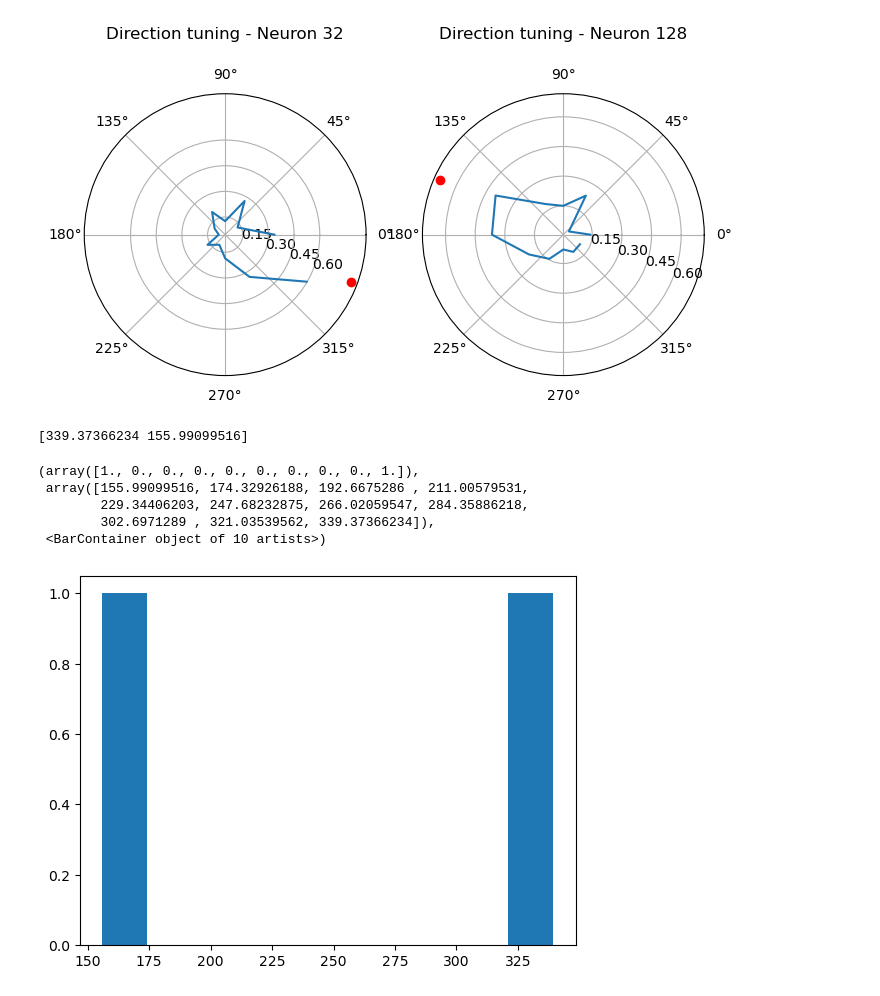
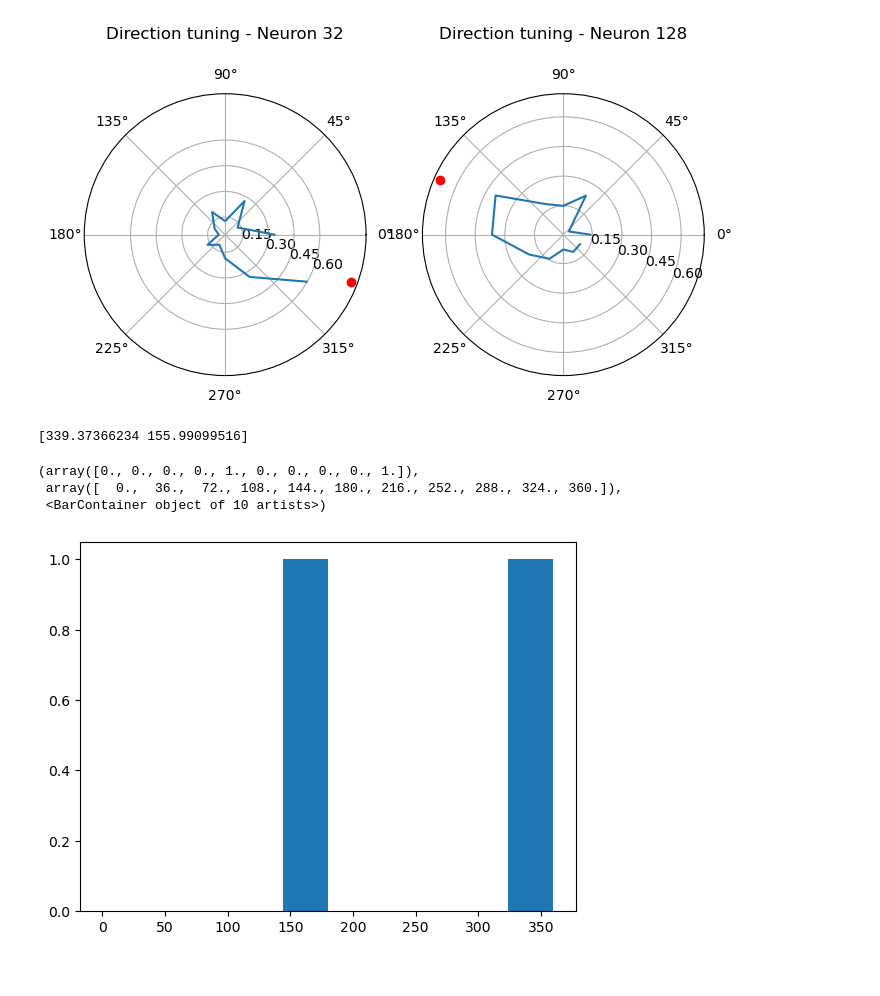
Before and after one commit to vittoriocarfagno/Computational-Biology, a Jupyter notebook: Kaat/Merged_code_task1-3.ipynb, the cells around one changed output. Drawn from its saved outputs; the diff is of its cells as text; code cells hidden in the pictures.

```diff
--- a/Kaat/Merged_code_task1-3.ipynb
+++ b/Kaat/Merged_code_task1-3.ipynb
@@ -390,30 +390,28 @@ range(0, 3)
 # %%
 ### Plot the distribution of preferred directions for DSI > 0.3 ###
 #This is a little bit useless with only two neurons
 
 theta = directions_sorted*np.pi/180
 vecsum_angle = np.zeros(len(dsi_thresh[0.08][0]))
 vecsum_len = np.zeros(len(dsi_thresh[0.08][0]))
 
 for i in range(len(dsi_thresh[0.08][0])):
     neur = dsi_thresh[0.08][0][i]
     r = mat_008[neur,:]
 
     vecsum_angle[i] = np.angle(np.sum(r * np.exp(1j * dir_rad)))
     if vecsum_angle[i]*180/np.pi < 0:
         vecsum_angle[i] = (vecsum_angle[i]*180/np.pi + 360)/180 * np.pi # This is to make sure the angle is between 0-360 °. I could also do this for the polar plots but less necessary I guess
 
     vecsum_len[i] = np.sum(r * np.exp(1j * dir_rad)) / (np.exp(1j*vecsum_angle[i]))
 
 print(vecsum_angle*180/np.pi)
 
 fig, ax = plt.subplots()
-ax.hist(vecsum_angle*180/np.pi)
+ax.hist(vecsum_angle*180/np.pi, range = (0,360))
 # %% [output]
 [339.37366234 155.99099516]
-(array([1., 0., 0., 0., 0., 0., 0., 0., 0., 1.]),
- array([155.99099516, 174.32926188, 192.6675286 , 211.00579531,
-        229.34406203, 247.68232875, 266.02059547, 284.35886218,
-        302.6971289 , 321.03539562, 339.37366234]),
+(array([0., 0., 0., 0., 1., 0., 0., 0., 0., 1.]),
+ array([  0.,  36.,  72., 108., 144., 180., 216., 252., 288., 324., 360.]),
  <BarContainer object of 10 artists>)
-[figure, old version]
+[figure, new version]
```
